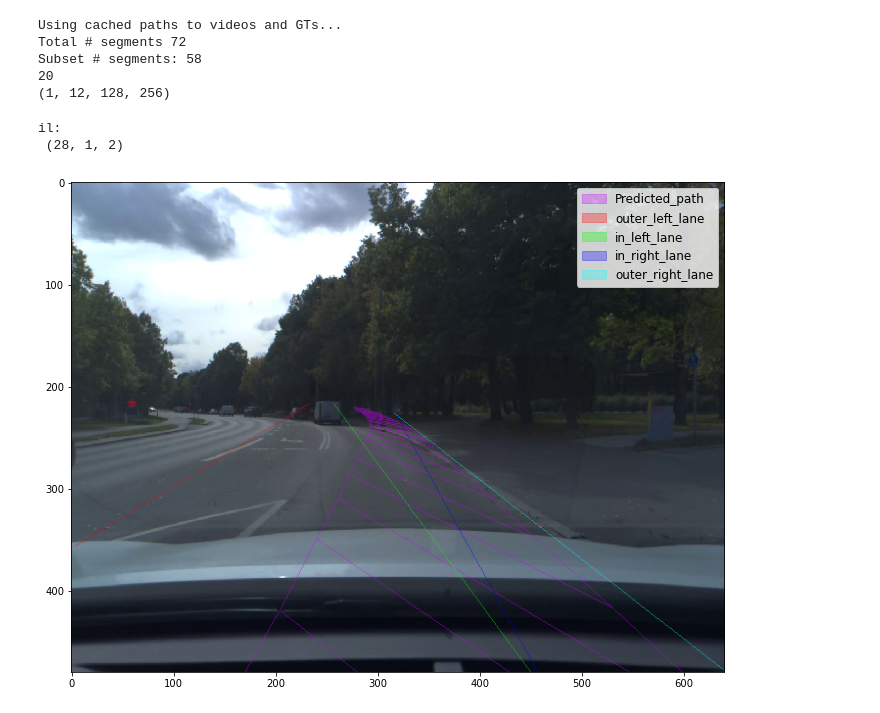
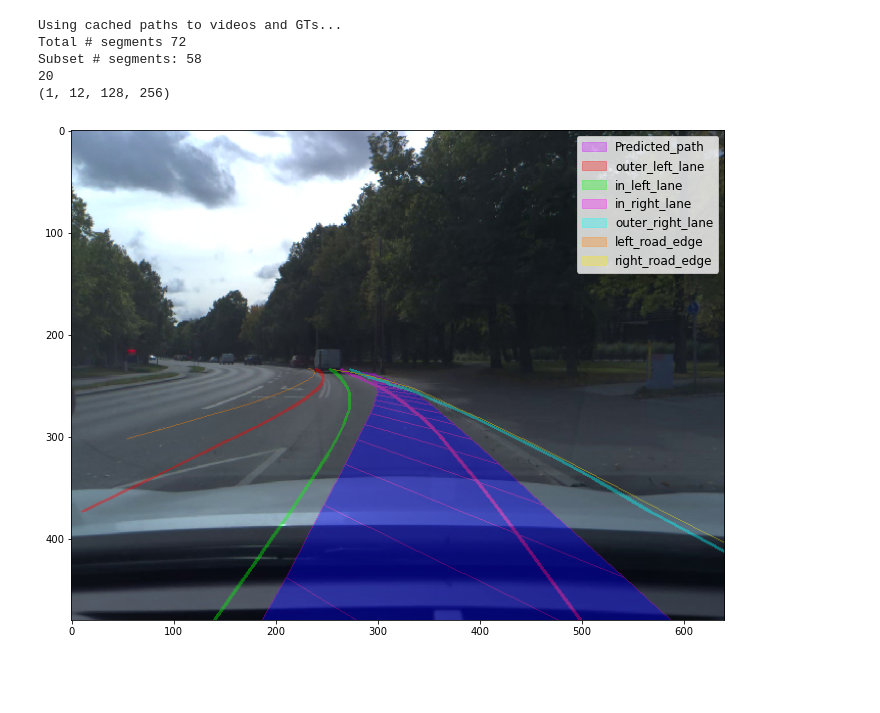
Before and after one commit to mbalesni/openpilot-pipeline, a Jupyter notebook: vis.ipynb, the cells around one changed output. Cells and saved outputs as stored; diff of their text form; code cells hidden in the pictures; blank space fills up the shorter version.

Commit message:
lane vis corrected and road_edges

```diff
--- a/vis.ipynb
+++ b/vis.ipynb
@@ -46,21 +46,26 @@ def extract_preds(res):
 
     best_idx = np.argmax(path_probs, axis=1)[0]  # (N,)
     best_path = paths[:, best_idx, ...]  # (N, 2, 33, 15)
+
     #lanes
-    lanes = res[:, lanes_start_idx:lanes_end_idx]
-    lane_plan = np.array(np.split(lanes,4, axis =1)).reshape(-1,4,132) #(N,4,132)
-    lane_plan = lane_plan[:,:,:].reshape(-1,2,33,2)
-    o_left_l = lane_plan[0,0,:,:]
-    i_left_l = lane_plan[1,0,:,:]
-    i_right_l = lane_plan[2,0,:,:]
-    o_right_l = lane_plan[3,0,:,:]
+    lanes = res[:, lanes_start_idx:lanes_end_idx] # (N, 528)
+    mean_outer_left = lanes[:, 0:66]
+    mean_inner_left = lanes[:, 66:132]
+    mean_inner_right = lanes[:, 132:198]
+    mean_outer_right = lanes[:, 198:264]
+
+    # road_edges
+    lane_road = res[:, road_start_idx:road_end_idx]
+    mean_roadedg_right = lane_road[:, 0:66]
+    mean_roadedg_left = lane_road[:, 66:132]
+
 
 
     ##TODO: parse road edges  and visualize them too.
+    lanelines = [mean_outer_left, mean_inner_left, mean_inner_right, mean_outer_right]
+    road_edges = [mean_roadedg_right,mean_roadedg_left]
 
-    lanelines = [o_left_l,i_left_l,i_right_l,o_right_l]
-
-    return lanelines, best_path
+    return lanelines, best_path, road_edges
 # %%
 real_preds = np.load('/home/nikita/data/2021-09-14--09-19-21/25/xyz_preds.npz')
 real_paths_xyz = np.stack((real_preds['x'], real_preds['y'], real_preds['z']), axis=-1)
@@ -112,9 +117,9 @@ fill_color_gt = [0,  255, 0]
 line_color_gt = [255,255, 0]
 fill_color_preds = [0,  0,255]
 line_color_preds = [200,0,255]
-laneline_colors = [(255,0,0),(0,255,0),(0,0,255),(0,255,255)]
-legend_laneline_colors = [[255,0,0],[0,255,0],[0,0,255],[0,255,255]]
-
+laneline_colors = [(255,0,0),(0,255,0),(255,0,255),(0,255,255)]
+legend_laneline_colors = [[255,0,0],[0,255,0],[255,0,255],[0,255,255]]
+legend_roadedge_colors = [[255,128,0],[255,234,0]]
 X_IDXS = [
          0.    ,   0.1875,   0.75  ,   1.6875,   3.    ,   4.6875,
          6.75  ,   9.1875,  12.    ,  15.1875,  18.75  ,  22.6875,
@@ -144,7 +149,7 @@ inputs = {
 }
 
 outs = onnxruntime_model.run(output_names, inputs)[0]
-lanelines, best_path = extract_preds(outs)  # TODO: visualize these lanelines as well
+lanelines, best_path, roadedges = extract_preds(outs)  # TODO: visualize these lanelines as well
 
 # print(lanelines[0].shape)
 # plot predictions
@@ -156,35 +161,38 @@ rpy_calib_pred = [0, 0, 0]  # calibration we currently use for pre-processing
 calibration_gt = Calibration(rpy_calib_gt, plot_img_width=plot_img_width, plot_img_height=plot_img_height)
 calibration_pred = Calibration(rpy_calib_pred, plot_img_width=plot_img_width, plot_img_height=plot_img_height)
 
 # path_xyz_gt = real_paths_xyz[t_idx]
 path_xyz_pred = best_path[0, 0, :, :3]
 
 img_plot = create_img_plot_canvas(rgb_frame, calibration_gt) # calibration here doesn't really matter, just has to have the right plot_img_width and plot_img_height for correct scaling
 # img_plot = draw_path(path_xyz_gt, img_plot, calibration_gt, fill_color=fill_color_gt, line_color=line_color_gt)
-img_plot = draw_path(lanelines, path_xyz_pred, img_plot, calibration_gt, X_IDXS, laneline_colors, fill_color=fill_color_preds, line_color=line_color_preds)
+img_plot = draw_path(lanelines,roadedges, path_xyz_pred, img_plot, calibration_pred, X_IDXS, laneline_colors, fill_color=fill_color_preds, line_color=line_color_preds)
 
 plot_width = 12
 plot_height = plot_width * (FULL_FRAME_SIZE[1] / FULL_FRAME_SIZE[0])
 plt.figure(figsize=(plot_width, plot_height))
 
 plt.imshow(img_plot)
 
 legend_elements = [#Patch(facecolor=legend_color(fill_color_gt), edgecolor=legend_color(line_color_gt),label='Ground Truth'),
                    Patch(facecolor=legend_color(line_color_preds), edgecolor=legend_color(line_color_preds),
                          label='Predicted_path'),
                          Patch(facecolor=legend_color(laneline_colors[0]), edgecolor=legend_color(laneline_colors[0]),
                          label='outer_left_lane'),
                          Patch(facecolor=legend_color(laneline_colors[1]), edgecolor=legend_color(laneline_colors[1]),
                          label='in_left_lane'),
                          Patch(facecolor=legend_color(laneline_colors[2]), edgecolor=legend_color(laneline_colors[2]),
                          label='in_right_lane'),
                          Patch(facecolor=legend_color(laneline_colors[3]), edgecolor=legend_color(laneline_colors[3]),
-                         label='outer_right_lane')
+                         label='outer_right_lane'),
+                         Patch(facecolor=legend_color(legend_roadedge_colors[0]), edgecolor=legend_color(legend_roadedge_colors[0]),
+                         label='left_road_edge'),
+                         Patch(facecolor=legend_color(legend_roadedge_colors[1]), edgecolor=legend_color(legend_roadedge_colors[1]),
+                         label='right_road_edge')
+
                          ]
 
 plt.legend(handles=legend_elements, loc='upper right', prop={'size': 12})
 plt.show()
 # %% [output]
-il:
- (28, 1, 2)
-[figure, old version]
+[figure, new version]
```
Also changed, not shown: 1 other file.
